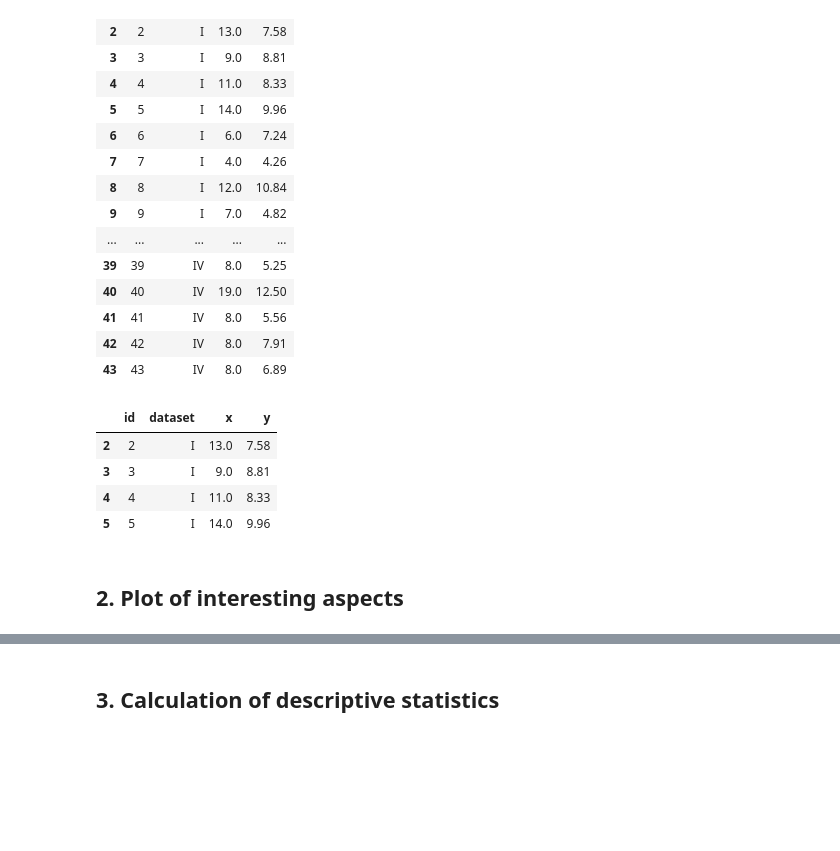
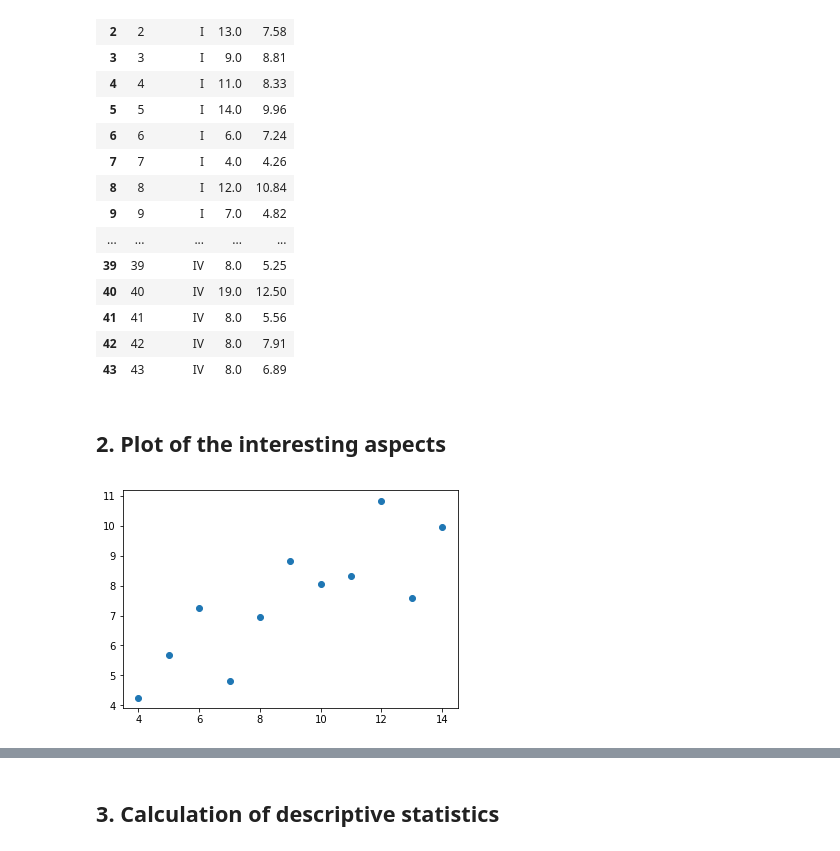
Before and after one commit to Wayne742/Fund-Practical-Assignments-S2, a Jupyter notebook: Untitled.ipynb, the cells around one changed output, grey strips where cells are left out. Drawn from its saved outputs; the diff is of its cells as text; code cells hidden in the pictures; blank space fills up the shorter version.

Commit message:
Added imports and plots

```diff
--- a/Untitled.ipynb
+++ b/Untitled.ipynb
@@ -48,13 +60,12 @@ df
 | 41 | 41 | IV | 8.0 | 5.56 |
 | 42 | 42 | IV | 8.0 | 7.91 |
 | 43 | 43 | IV | 8.0 | 6.89 |
-# %%
-df[2:6]
-# %% [output]
-|  | id | dataset | x | y |
-| 2 | 2 | I | 13.0 | 7.58 |
-| 3 | 3 | I | 9.0 | 8.81 |
-| 4 | 4 | I | 11.0 | 8.33 |
-| 5 | 5 | I | 14.0 | 9.96 |
 # %% [markdown]
-## 2. Plot of interesting aspects
+## 2. Plot of the interesting aspects
+# %%
+x = df.loc[0:10, 'x']
+y = df.loc[0:10, 'y']
+plt.scatter(x,y)
+plt.show()
+# %% [output]
+[figure, added]
```
Also changed, not shown: parts of 16 cells of this notebook.
